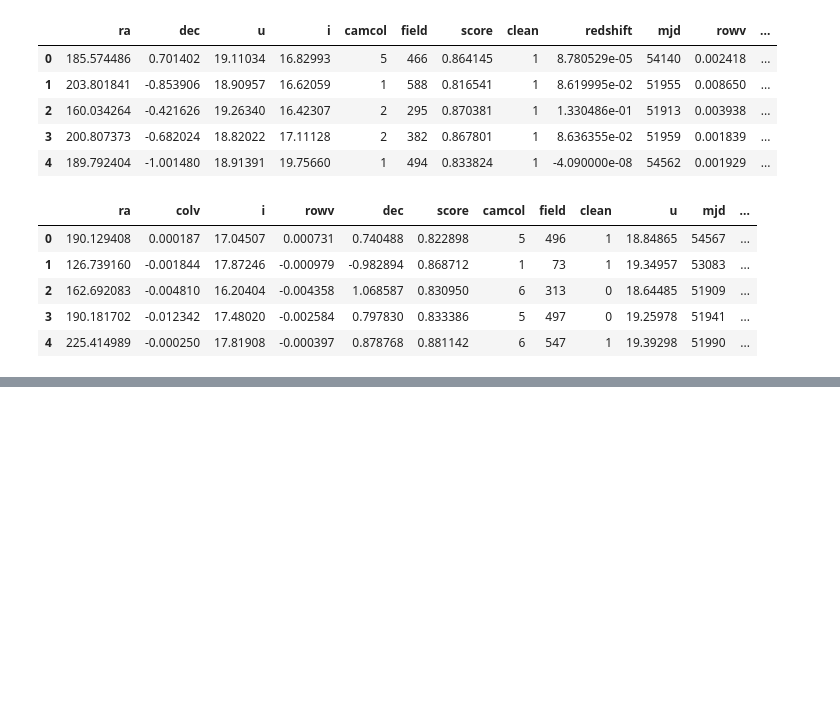
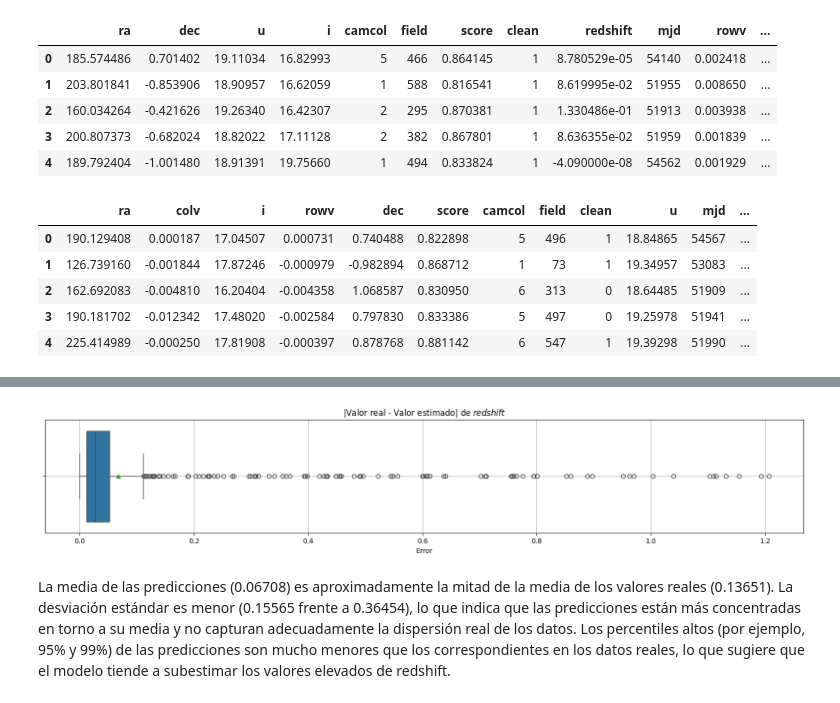
Before and after one commit to andreschaparr0/Laboratorios-BI, a Jupyter notebook: Lab 1.ipynb, the cells around one changed output, grey strips where cells are left out. Drawn from its saved outputs; the diff is of its cells as text; code cells hidden in the pictures; blank space fills up the shorter version.

```diff
--- a/Lab 1.ipynb
+++ b/Lab 1.ipynb
@@ -370,0 +495,12 @@ validation_data_prep_1.head()
+# %%
+plt.figure(figsize=(20, 3))
+sns.boxplot(x=abs(y_test - regression.predict(X_test)), showmeans=True, orient="h")
+plt.title("|Valor real - Valor estimado| de $\t{redshift}$")
+plt.xlabel("Error")
+plt.grid()
+plt.show()
+# %% [output]
+[figure, added]
+# %% [markdown]
+La media de las predicciones (0.06708) es aproximadamente la mitad de la media de los valores reales (0.13651). La desviación estándar es menor (0.15565 frente a 0.36454), lo que indica que las predicciones están más concentradas en torno a su media y no capturan adecuadamente la dispersión real de los datos.
+Los percentiles altos (por ejemplo, 95% y 99%) de las predicciones son mucho menores que los correspondientes en los datos reales, lo que sugiere que el modelo tiende a subestimar los valores elevados de redshift.
```
Also changed, not shown: parts of 44 cells of this notebook, 1 other file.
